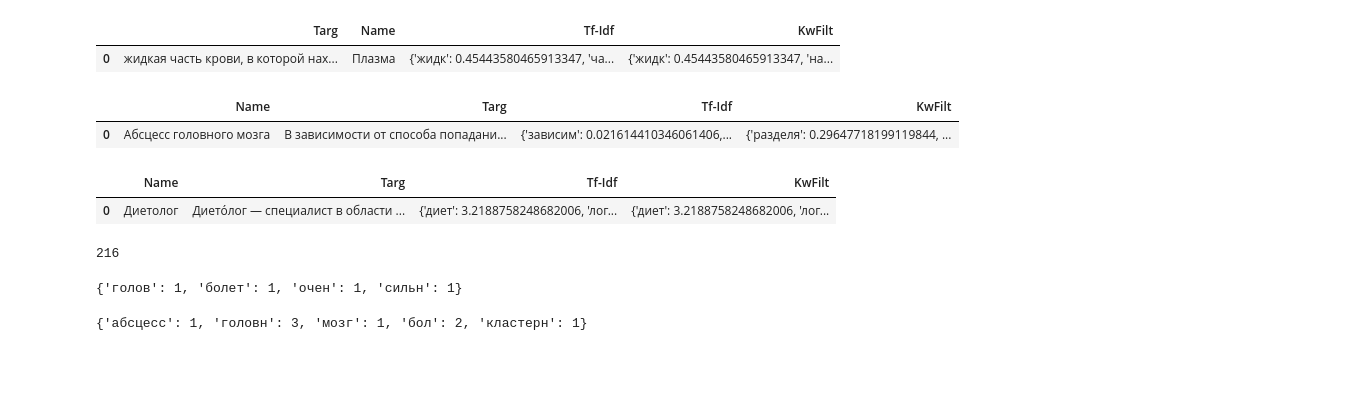
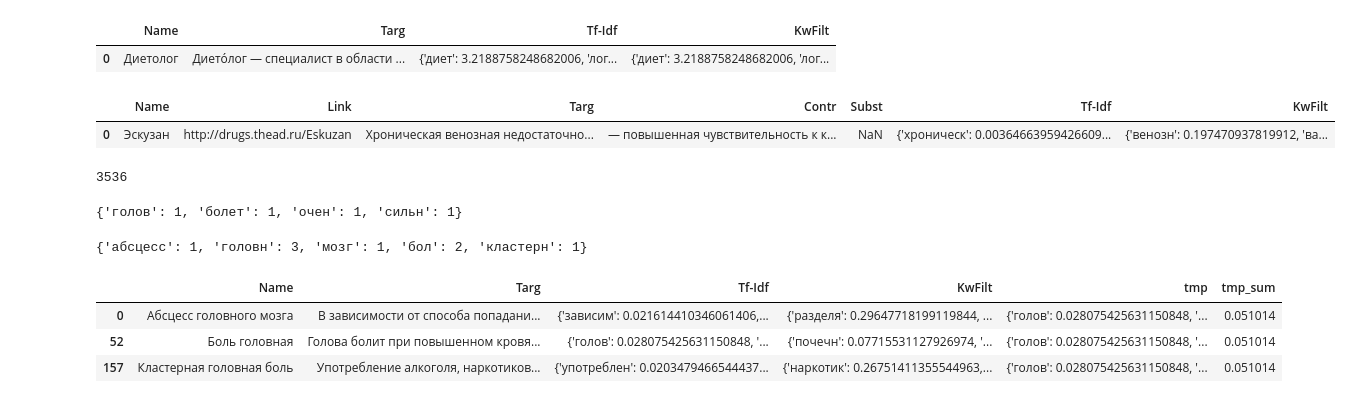
Before and after one commit to maksutovaynur/virushack, a Jupyter notebook: back/data/Predict.ipynb, the cells around one changed output. Drawn from its saved outputs; the diff is of its cells as text; code cells hidden in the pictures; blank space fills up the shorter version.

```diff
--- a/back/data/Predict.ipynb
+++ b/back/data/Predict.ipynb
@@ -18,10 +18,9 @@ pd.set_option('display.max_columns', None)
 display(HTML("<style>.container{width: 100%}</style>"))
 # %%
 converters={'Tf-Idf': eval, 'KwFilt': eval}
-Ph, Sd, Sd2, Pd = map(lambda x: pd.read_csv(x, converters=converters), ["pharma-kw-thr0.010000.csv", "def-kw-thr0.010000.csv", "def2-kw-thr0.010000.csv", "prof-kw-thr0.010000.csv"])
-Ph.loc[:, 'As'] = Ph.loc[:, 'As'].apply(eval)
-display(Ph.head(1))
-display(Sd.head(1))
+Ph2, Sd2, Pd = map(lambda x: pd.read_csv(x, converters=converters), ["pharma2-kw-thr0.010000.csv", "def2-kw-thr0.010000.csv", "prof-kw-thr0.010000.csv"])
+# Ph.loc[:, 'As'] = Ph.loc[:, 'As'].apply(eval)
 display(Sd2.head(1))
 display(Pd.head(1))
+display(Ph2.head(1))
 # %% [output]
@@ -30,14 +29,12 @@ display(Pd.head(1))
-|  | Targ | Name | Tf-Idf | KwFilt |
-| 0 | жидкая часть крови, в которой нах... | Плазма | {'жидк': 0.45443580465913347, 'ча... | {'жидк': 0.45443580465913347, 'на... |
+|  | Name | Targ | Tf-Idf | KwFilt |
+| 0 | Диетолог | Дието́лог — специалист в области ... | {'диет': 3.2188758248682006, 'лог... | {'диет': 3.2188758248682006, 'лог... |
-|  | Name | Targ | Tf-Idf | KwFilt |
-| 0 | Абсцесс головного мозга | В зависимости от способа попадани... | {'зависим': 0.021614410346061406,... | {'разделя': 0.29647718199119844, ... |
+|  | Name | Link | Targ | Contr | Subst | Tf-Idf | KwFilt |
+| 0 | Эскузан | http://drugs.thead.ru/Eskuzan | Хроническая венозная недостаточно... | — повышенная чувствительность к к... | NaN | {'хроническ': 0.00364663959426609... | {'венозн': 0.197470937819912, 'ва... |
-|  | Name | Targ | Tf-Idf | KwFilt |
-| 0 | Диетолог | Дието́лог — специалист в области ... | {'диет': 3.2188758248682006, 'лог... | {'диет': 3.2188758248682006, 'лог... |
 # %%
-all_words = set(sum(Ph['Tf-Idf'].map(lambda x: list(x.keys())), []))
+all_words = set(sum(Ph2['Tf-Idf'].map(lambda x: list(x.keys())), []))
 len(all_words)
 # %% [output]
-216
+3536
 # %%
 input_text = S.keywords(S.lemm_h('Голова болит очень сильно'))
 display(input_text)
@@ -51,3 +48,10 @@ display(candInfo)
 # %% [output]
 {'голов': 1, 'болет': 1, 'очен': 1, 'сильн': 1}
 {'абсцесс': 1, 'головн': 3, 'мозг': 1, 'бол': 2, 'кластерн': 1}
+# %%
+candDeseases
+# %% [output]
+|  | Name | Targ | Tf-Idf | KwFilt | tmp | tmp_sum |
+| 0 | Абсцесс головного мозга | В зависимости от способа попадани... | {'зависим': 0.021614410346061406,... | {'разделя': 0.29647718199119844, ... | {'голов': 0.028075425631150848, '... | 0.051014 |
+| 52 | Боль головная | Голова болит при повышенном кровя... | {'голов': 0.028075425631150848, '... | {'почечн': 0.07715531127926974, '... | {'голов': 0.028075425631150848, '... | 0.051014 |
+| 157 | Кластерная головная боль | Употребление алкоголя, наркотиков... | {'употреблен': 0.0203479466544437... | {'наркотик': 0.26751411355544963,... | {'голов': 0.028075425631150848, '... | 0.051014 |
```
Also changed, not shown: parts of 7 cells of this notebook, 6 other files.
